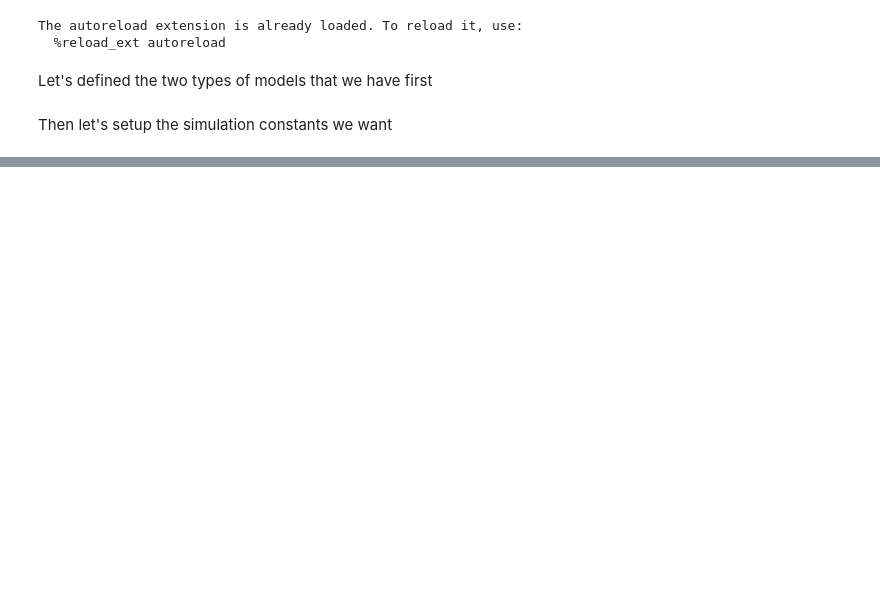
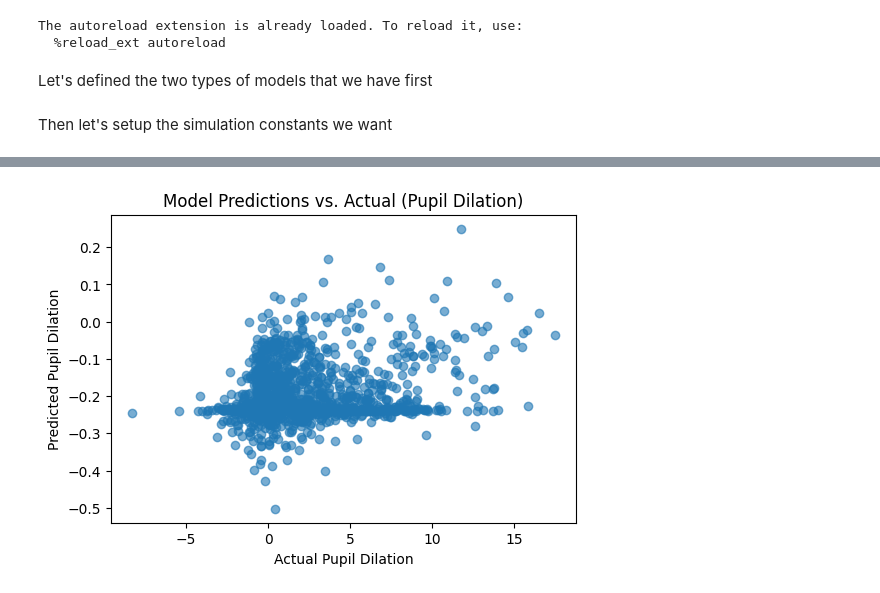
Before and after one commit to KevinBian107/EEB, a Jupyter notebook: playground.ipynb, the cells around one changed output, grey strips where cells are left out. Saved outputs shown, nothing was run; the diff lists cells and outputs as text; code cells hidden in the pictures; blank space fills up the shorter version.

Commit message:
added different models for modeling data

```diff
--- a/playground.ipynb
+++ b/playground.ipynb
@@ -41,0 +48,10 @@ render_plot(results)
+# %%
+DATASET_PATH = "data"
+participants_df = load_participants_info(DATASET_PATH)
+load_event_descriptions(DATASET_PATH)
+
+df_behavior = load_behavioral_data(DATASET_PATH, "01")
+for idx in range(2,11):
+    sample_participant = f"0{idx}"
+    df = load_behavioral_data(DATASET_PATH, sample_participant)
+    df_behavior = pd.concat([df, df_behavior], ignore_index=True)
@@ -41,0 +157,19 @@ render_plot(results)
+# %%
+prev_LC = torch.zeros(X_tensor.shape[0])
+prev_Cortex = torch.zeros(X_tensor.shape[0])
+
+with torch.no_grad():
+    _, _, _, Pupil_pred = model(X_tensor, prev_LC, prev_Cortex)
+
+df_predictions = pd.DataFrame({'PupilPred': Pupil_pred.detach().cpu().numpy()})
+
+df_actual = df_clean[['Event_PupilDilation']].reset_index(drop=True)
+
+plt.figure(figsize=(6,4))
+plt.scatter(df_actual['Event_PupilDilation'], df_predictions['PupilPred'], alpha=0.6)
+plt.xlabel("Actual Pupil Dilation")
+plt.ylabel("Predicted Pupil Dilation")
+plt.title("Model Predictions vs. Actual (Pupil Dilation)")
+plt.show()
+# %% [output]
+[figure, added]
```
Also changed, not shown: parts of 14 cells of this notebook, 6 other files.
